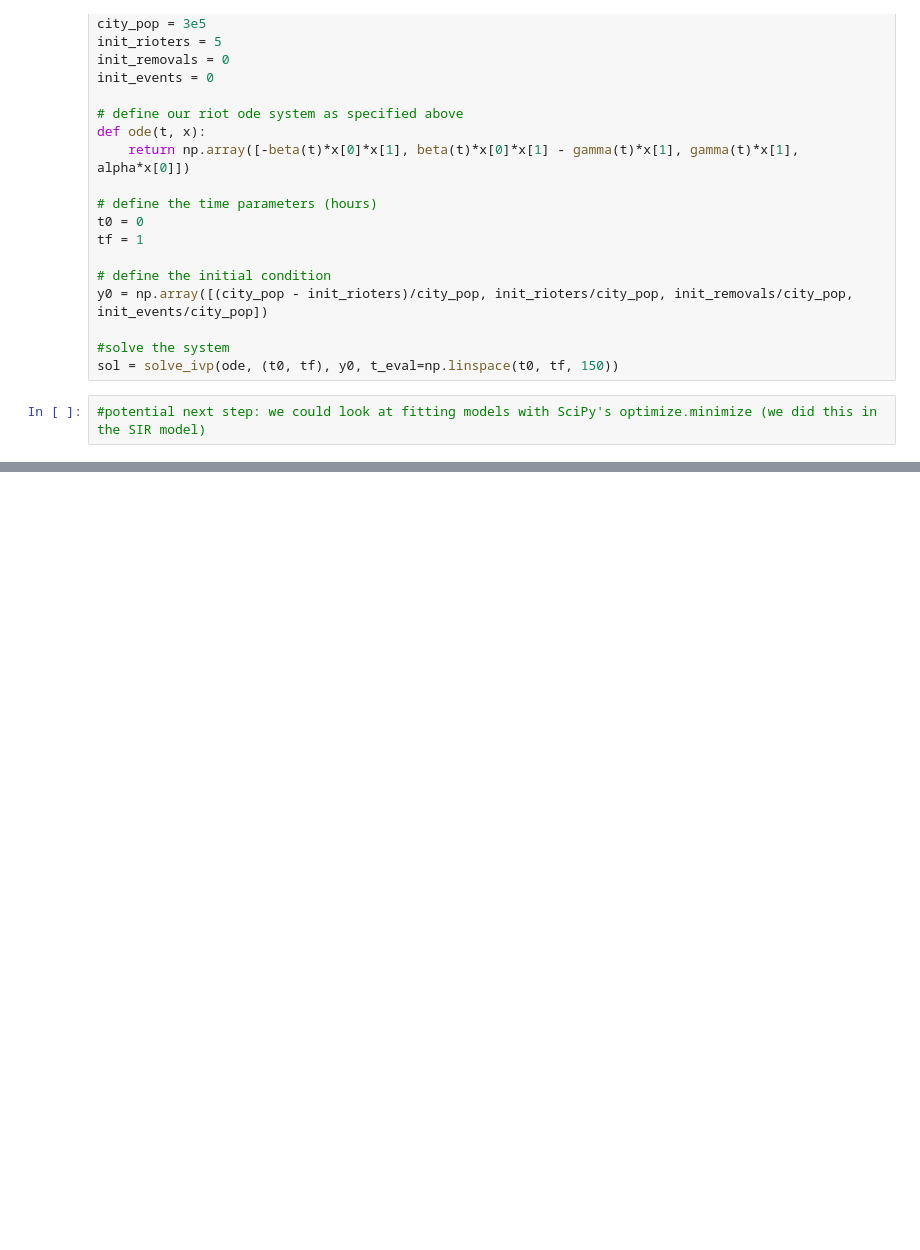
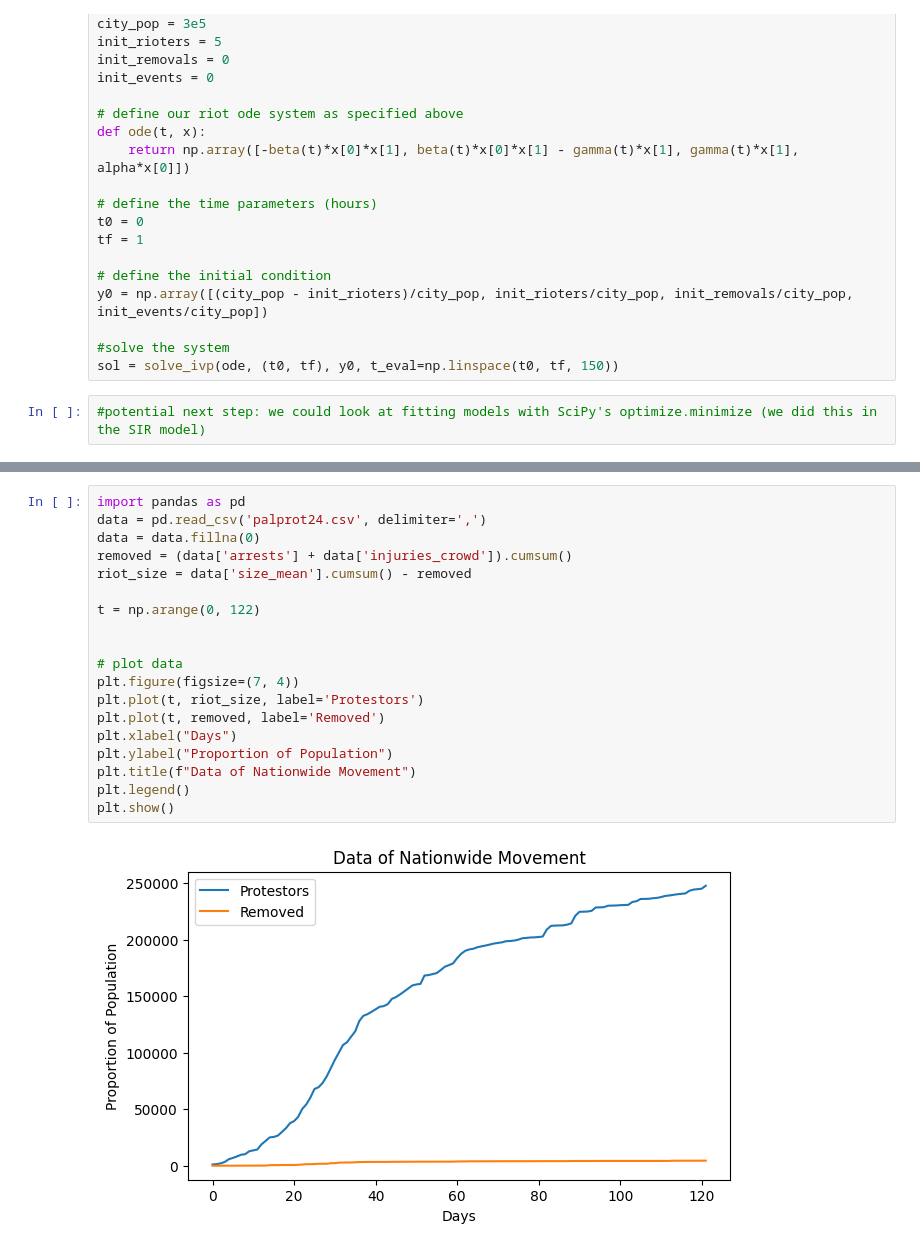
Before and after one commit to fletchmur/riot-modeling, a Jupyter notebook: base.ipynb, the cells around one changed output, grey strips where cells are left out. Saved outputs shown, nothing was run; the diff lists cells and outputs as text; blank space fills up the shorter version.

Commit message:
plotted the data

```diff
--- a/base.ipynb
+++ b/base.ipynb
@@ -109,0 +120,21 @@ for beta in beta_lst:
+# %%
+import pandas as pd
+data = pd.read_csv('palprot24.csv', delimiter=',')
+data = data.fillna(0)
+removed = (data['arrests'] + data['injuries_crowd']).cumsum()
+riot_size = data['size_mean'].cumsum() - removed
+
+t = np.arange(0, 122)
+
+
+# plot data
+plt.figure(figsize=(7, 4))
+plt.plot(t, riot_size, label='Protestors')
+plt.plot(t, removed, label='Removed')
+plt.xlabel("Days")
+plt.ylabel("Proportion of Population")
+plt.title(f"Data of Nationwide Movement")
+plt.legend()
+plt.show()
+# %% [output]
+[figure, added]
```
Also changed, not shown: parts of 1 cell of this notebook.
